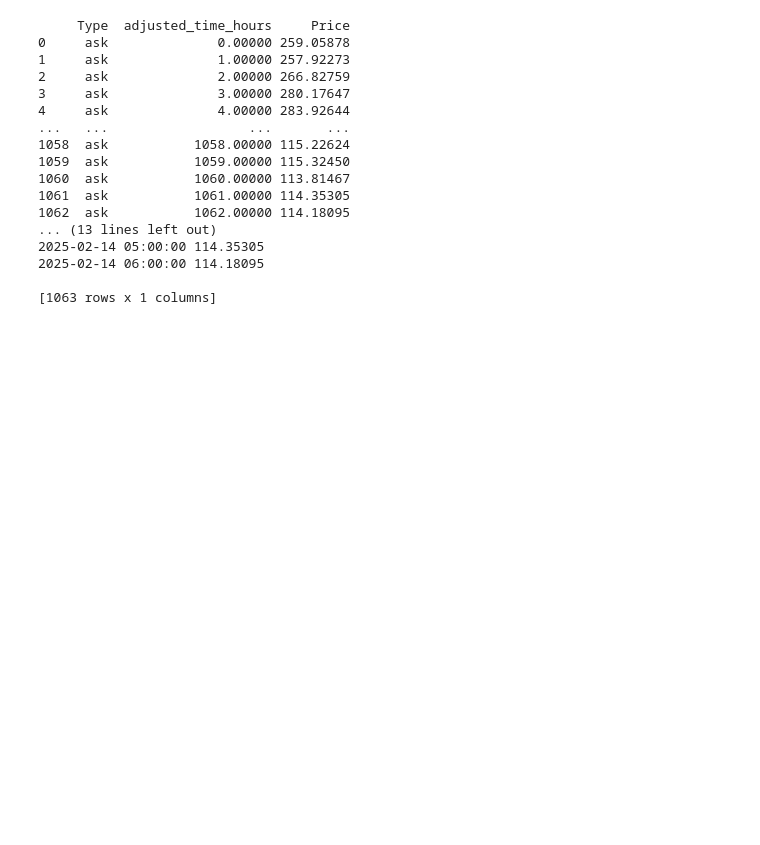
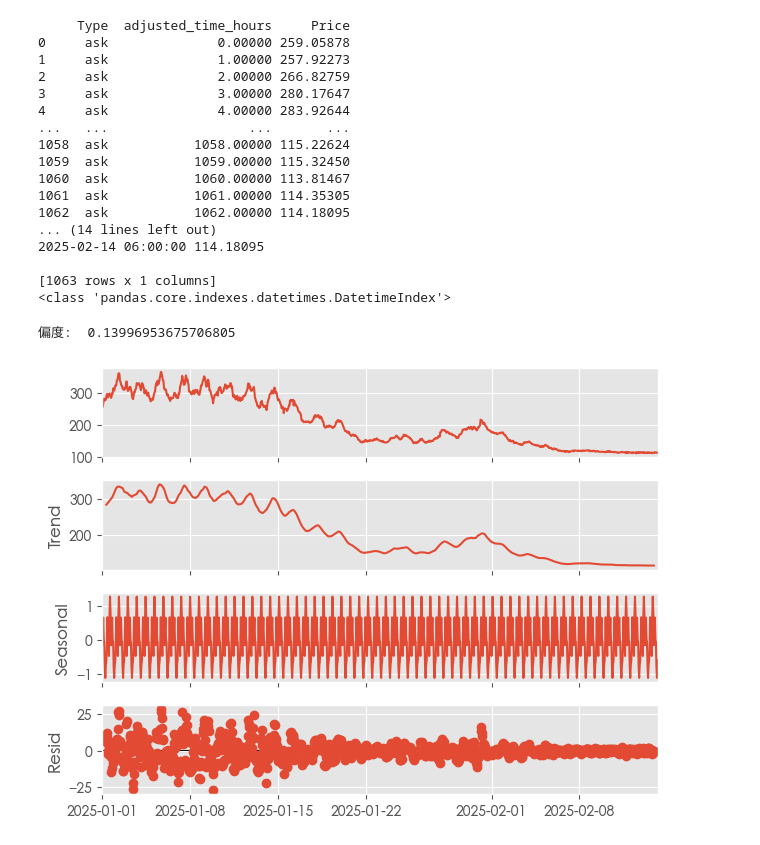
Before and after one commit to UoB-DSMP-2023-24/dsmp-2024-group15, a Jupyter notebook: Python files/Models 1/ARIMA_asks.ipynb, the cells around one changed output. Drawn from its saved outputs; the diff is of its cells as text; code cells hidden in the pictures; blank space fills up the shorter version.

```diff
--- a/Python files/Models 1/ARIMA_asks.ipynb
+++ b/Python files/Models 1/ARIMA_asks.ipynb
@@ -24,9 +24,10 @@ plt.rcParams['font.family'] = ['sans-serif']
 plt.rcParams['font.sans-serif'] = ['Heiti TC']
 # %%
 #read data
-file_path = '/Users/gali/Desktop/dsmp-2024-group15/Python files/SARIMAX april/SARIMAX_asks.csv'
+file_path = '/Users/gali/Desktop/dsmp-2024-group15/Python files/LSTM/SARIMAX_asks.csv'
 ask = pd.read_csv(file_path)
 print(ask)
+#ask = ask[:800]
 ask['adjusted_time_hours'] = pd.to_timedelta(ask['adjusted_time_hours'], unit='h')
 start_date = pd.to_datetime('2025-01-01')
 ask['datetime'] = start_date + ask['adjusted_time_hours']
@@ -34,6 +35,7 @@ ask.set_index('datetime', inplace=True)
 ask = ask.drop('adjusted_time_hours',axis = 1)
 ask = ask.drop('Type',axis = 1)
 print(ask)
+print(type(ask.index))
 # %% [output]
      Type  adjusted_time_hours     Price
 0     ask              0.00000 259.05878
@@ -47,11 +49,28 @@ print(ask)
 1060  ask           1060.00000 113.81467
 1061  ask           1061.00000 114.35305
 1062  ask           1062.00000 114.18095
-... (13 lines left out)
-2025-02-14 05:00:00 114.35305
+... (14 lines left out)
 2025-02-14 06:00:00 114.18095
 
 [1063 rows x 1 columns]
+<class 'pandas.core.indexes.datetimes.DatetimeIndex'>
+# %%
+skewness = ask['Price'].skew()
+print("偏度: ", skewness)
+# %% [output]
+偏度:  0.13996953675706805
+# %%
+decomposition = sm.tsa.seasonal_decompose(ask, model='additive', period=17)  # period取决于数据的季节性周期
+trend = decomposition.trend
+seasonal = decomposition.seasonal
+residual = decomposition.resid
+
+# 可视化分解结果
+decomposition.plot()
+plt.savefig('sea.png')
+plt.show()
+# %% [output]
+[figure, added]
 # %%
 def adf_test(time_series):
     """Perform ADF test and return results"""
```
Also changed, not shown: parts of 5 cells of this notebook, 9 other files.
